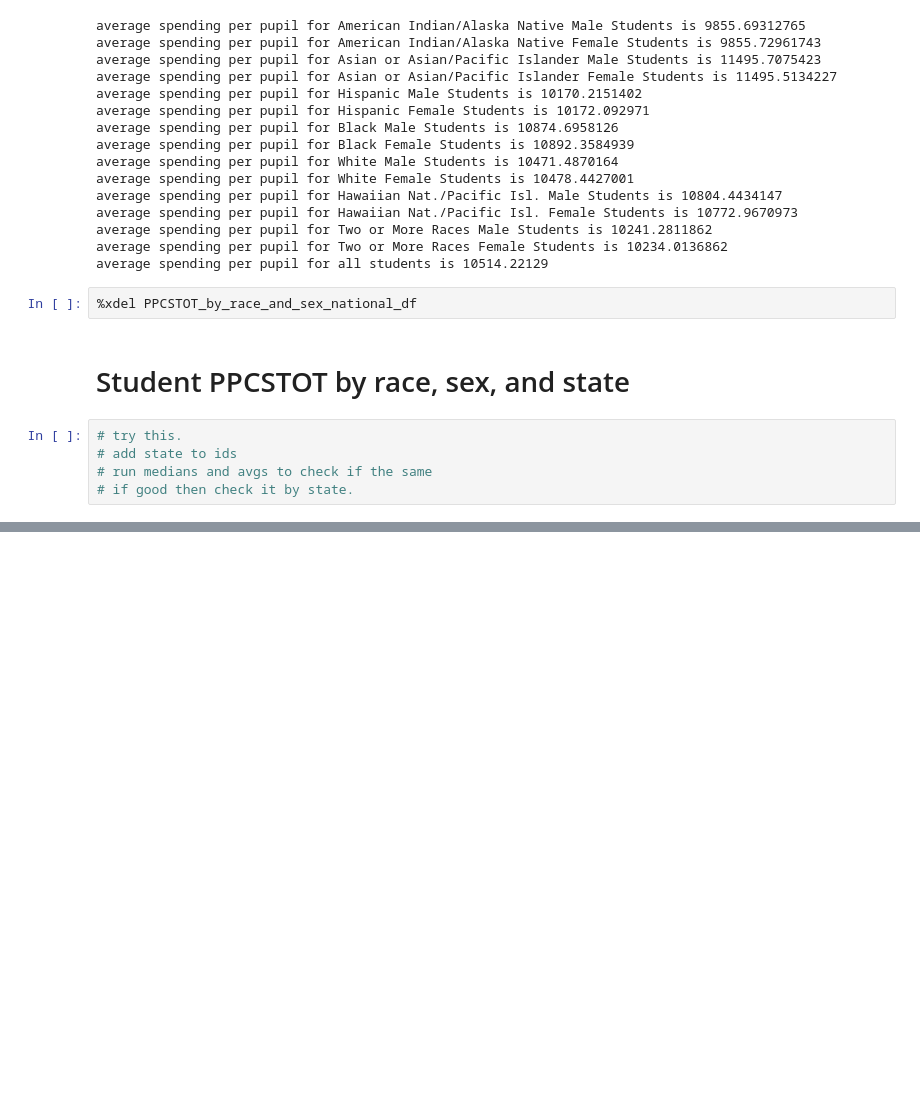
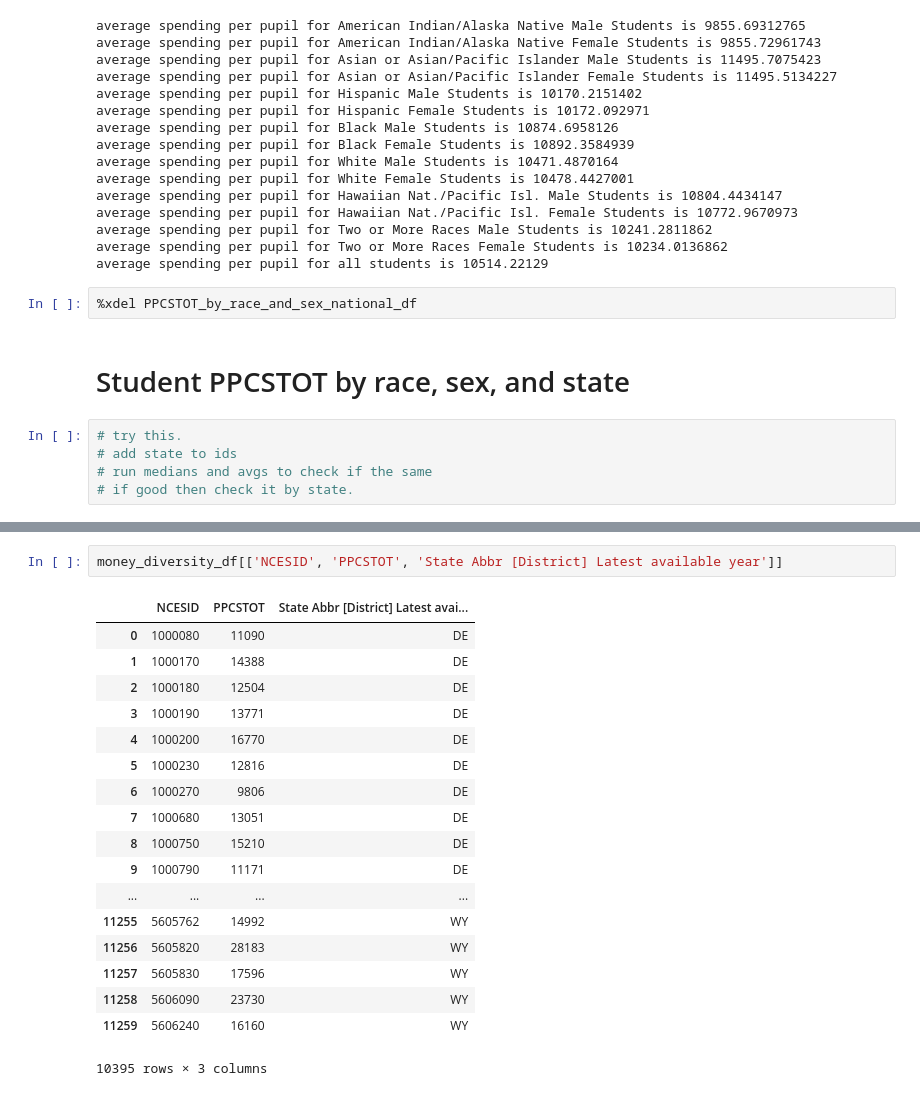
Before and after one commit to andrewjtimmons/schoolDistrictMoney, a Jupyter notebook: first_pass.ipynb, the cells around one changed output, grey strips where cells are left out. Drawn from its saved outputs; the diff is of its cells as text; blank space fills up the shorter version.

```diff
--- a/first_pass.ipynb
+++ b/first_pass.ipynb
@@ -848,0 +904,21 @@ average spending per pupil for all students is 10514.22129
+# %%
+money_diversity_df[['NCESID', 'PPCSTOT', 'State Abbr [District] Latest available year']]
+# %% [output]
+|  | NCESID | PPCSTOT | State Abbr [District] Latest avai... |
+| 0 | 1000080 | 11090 | DE |
+| 1 | 1000170 | 14388 | DE |
+| 2 | 1000180 | 12504 | DE |
+| 3 | 1000190 | 13771 | DE |
+| 4 | 1000200 | 16770 | DE |
+| 5 | 1000230 | 12816 | DE |
+| 6 | 1000270 | 9806 | DE |
+| 7 | 1000680 | 13051 | DE |
+| 8 | 1000750 | 15210 | DE |
+| 9 | 1000790 | 11171 | DE |
+| ... | ... | ... | ... |
+| 11255 | 5605762 | 14992 | WY |
+| 11256 | 5605820 | 28183 | WY |
+| 11257 | 5605830 | 17596 | WY |
+| 11258 | 5606090 | 23730 | WY |
+| 11259 | 5606240 | 16160 | WY |
+10395 rows × 3 columns
```
Also changed, not shown: parts of 7 cells of this notebook.
